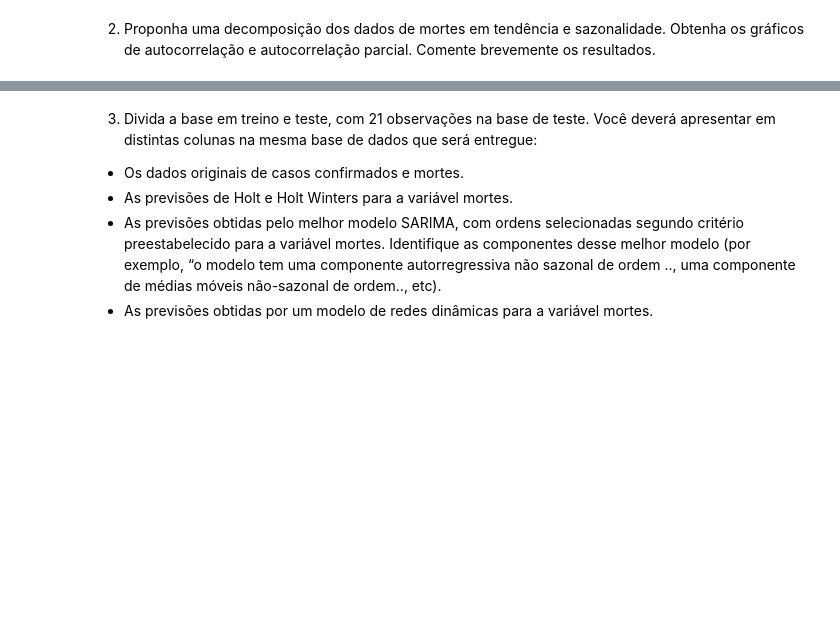
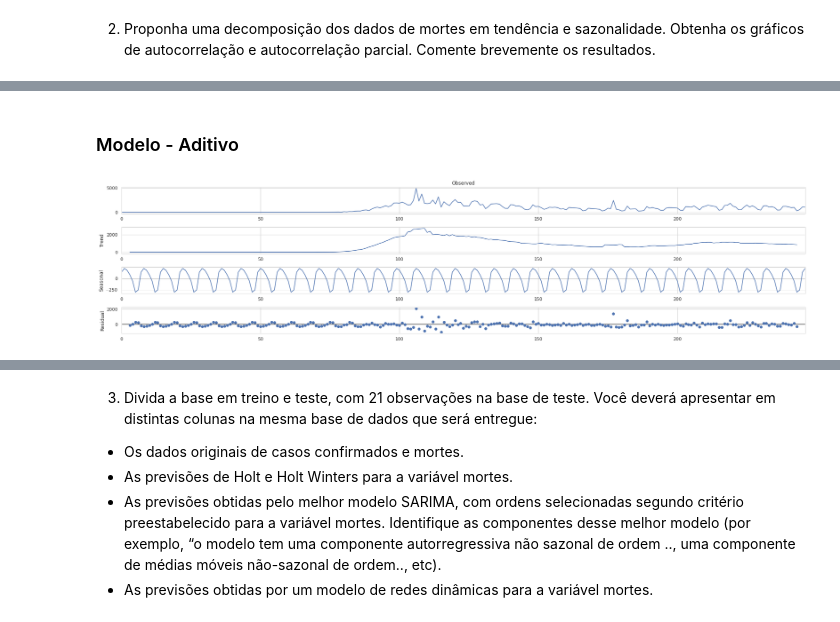
Before and after one commit to guilourenzo/mba-usp, a Jupyter notebook: APRENDIZADO DINÂMICO/PROJETO FINAL/GuilhermeLourenco_FINAL.ipynb, the cells around one changed output, grey strips where cells are left out. Saved outputs shown, nothing was run; the diff lists cells and outputs as text; code cells hidden in the pictures; blank space fills up the shorter version.

```diff
--- a/APRENDIZADO DINÂMICO/PROJETO FINAL/GuilhermeLourenco_FINAL.ipynb
+++ b/APRENDIZADO DINÂMICO/PROJETO FINAL/GuilhermeLourenco_FINAL.ipynb
@@ -125,0 +155,9 @@ brevemente os resultados.
+# %% [markdown]
+### Modelo - Aditivo
+# %%
+aditivo = seasonal_decompose(np.array(list(covid.deaths)), model='additive', period=7)
+aditivo.plot()
+
+plt.show()
+# %% [output]
+[figure, added]
```
Also changed, not shown: parts of 39 cells of this notebook, 1 other file.
